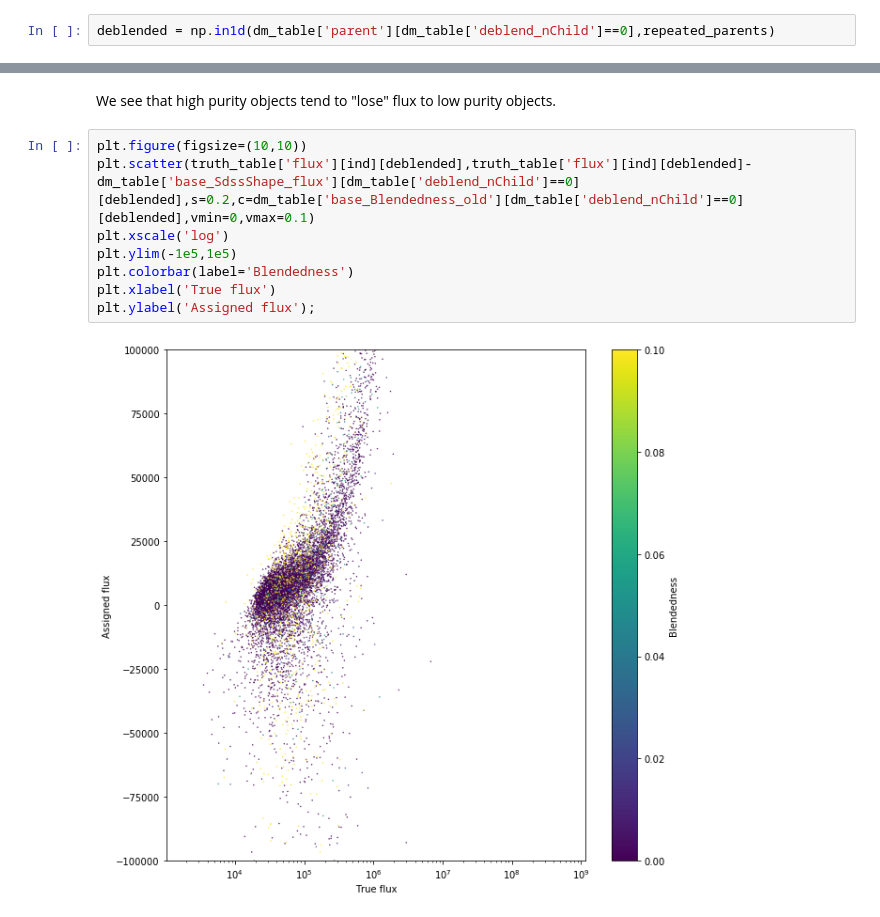
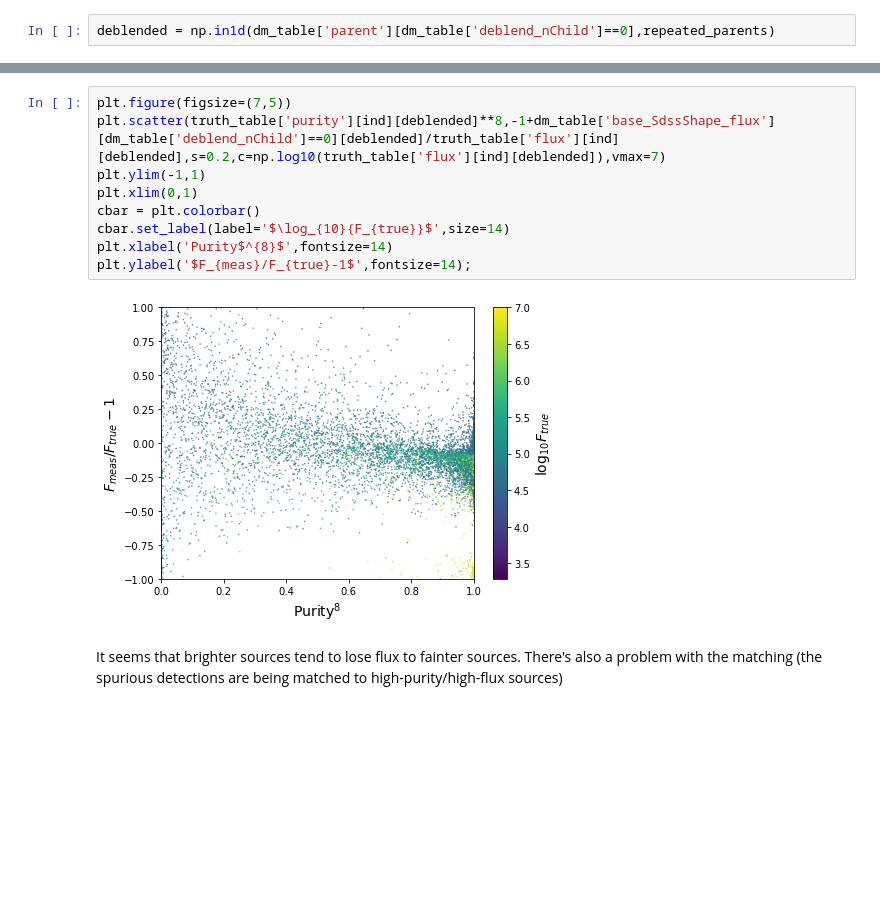
Before and after one commit to LSSTDESC/Blending_tutorial, a Jupyter notebook: Example_analysis.ipynb, the cells around one changed output, grey strips where cells are left out. Saved outputs shown, nothing was run; the diff lists cells and outputs as text; blank space fills up the shorter version.

```diff
--- a/Example_analysis.ipynb
+++ b/Example_analysis.ipynb
@@ -248,12 +236,13 @@ plt.ylabel('$F_{true}-F_{meas}$ [ADU]');
-# %% [markdown]
-We see that high purity objects tend to "lose" flux to low purity objects.
 # %%
-plt.figure(figsize=(10,10))
-plt.scatter(truth_table['flux'][ind][deblended],truth_table['flux'][ind][deblended]-dm_table['base_SdssShape_flux'][dm_table['deblend_nChild']==0][deblended],s=0.2,c=dm_table['base_Blendedness_old'][dm_table['deblend_nChild']==0][deblended],vmin=0,vmax=0.1)
-plt.xscale('log')
-plt.ylim(-1e5,1e5)
-plt.colorbar(label='Blendedness')
-plt.xlabel('True flux')
-plt.ylabel('Assigned flux');
+plt.figure(figsize=(7,5))
+plt.scatter(truth_table['purity'][ind][deblended]**8,-1+dm_table['base_SdssShape_flux'][dm_table['deblend_nChild']==0][deblended]/truth_table['flux'][ind][deblended],s=0.2,c=np.log10(truth_table['flux'][ind][deblended]),vmax=7)
+plt.ylim(-1,1)
+plt.xlim(0,1)
+cbar = plt.colorbar()
+cbar.set_label(label='$\log_{10}{F_{true}}$',size=14)
+plt.xlabel('Purity$^{8}$',fontsize=14)
+plt.ylabel('$F_{meas}/F_{true}-1$',fontsize=14);
 # %% [output]
-[figure, old version]
+[figure, new version]
+# %% [markdown]
+It seems that brighter sources tend to lose flux to fainter sources. There's also a problem with the matching (the spurious detections are being matched to high-purity/high-flux sources)
```
Also changed, not shown: parts of 11 cells of this notebook, 1 other file.
